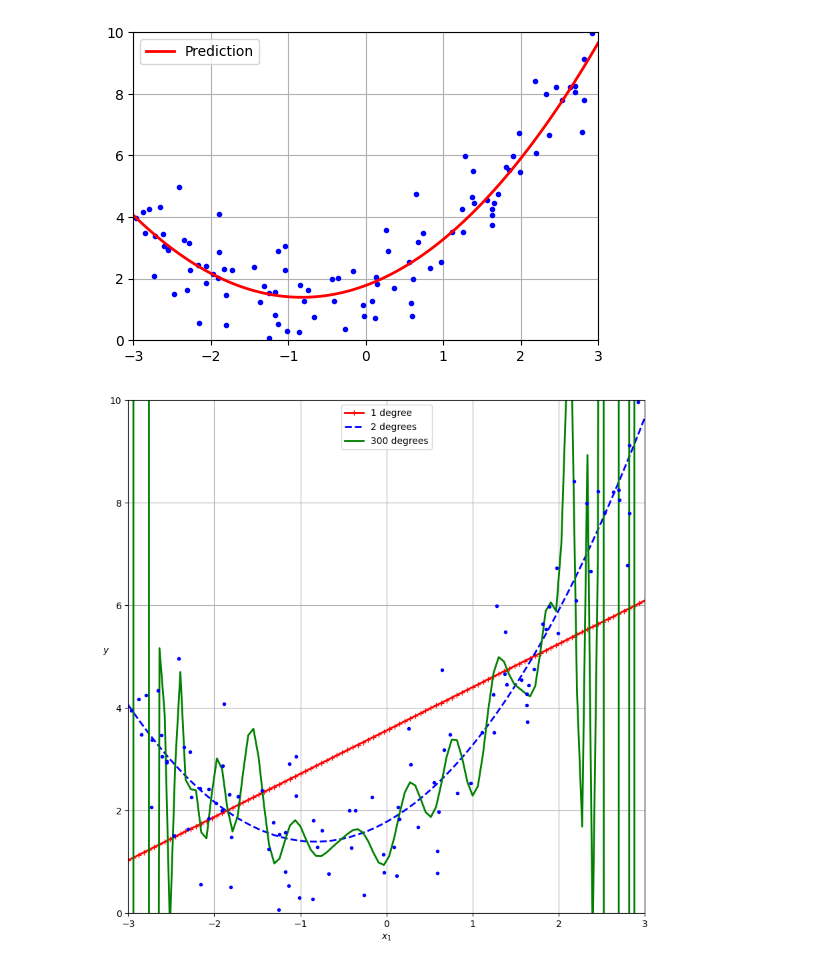
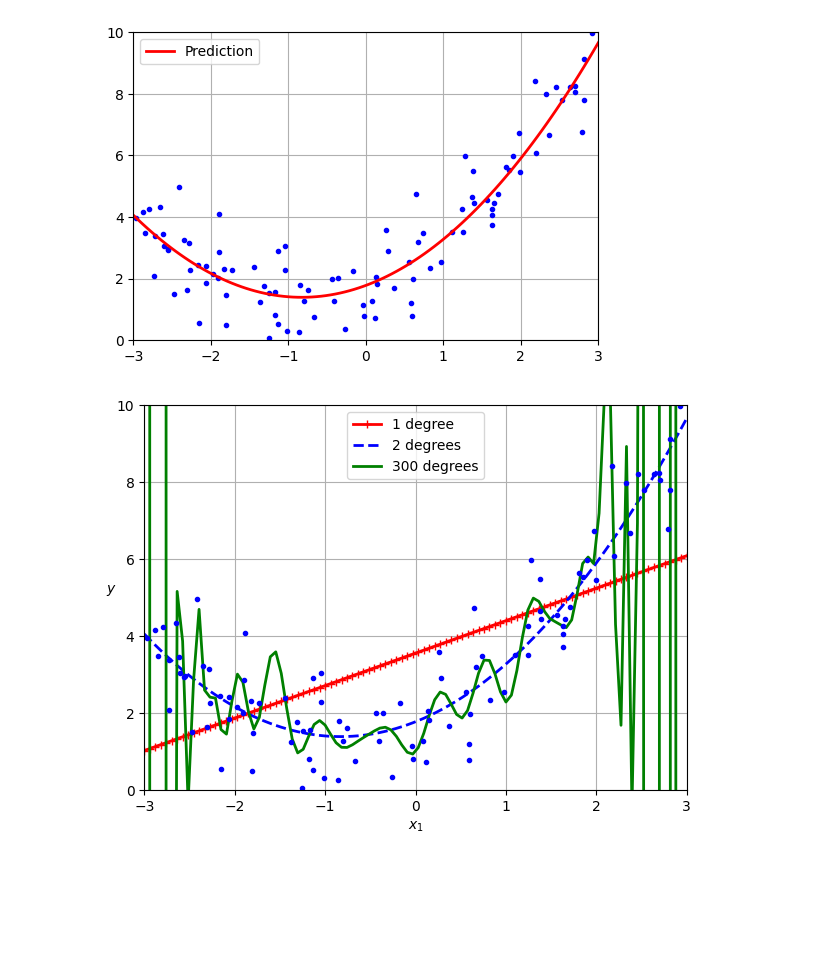
Before and after one commit to sunodmongia/Linear-Models, a Jupyter notebook: linear-model.ipynb, the cells around one changed output. Drawn from its saved outputs; the diff is of its cells as text; code cells hidden in the pictures; blank space fills up the shorter version.

```diff
--- a/linear-model.ipynb
+++ b/linear-model.ipynb
@@ -296,28 +294,28 @@ plt.show()
 # %%
 from sklearn.preprocessing import StandardScaler
 from sklearn.pipeline import Pipeline
 
-plt.figure(figsize=(10, 10))
+plt.figure(figsize=(7, 5))
 
 for style, width, degree in (("r-+", 2, 1), ("b--", 2, 2), ("g-", 2, 300)):
     preprocessing_pipeline = Pipeline(
         [
             ("polybig_features", PolynomialFeatures(degree=degree, include_bias=False)),
             ("std_scaler", StandardScaler()),
             ("lin_reg", LinearRegression()),
         ]
     )
     preprocessing_pipeline.fit(X, y)
     y_newbig = preprocessing_pipeline.predict(X_new)
     label = f"{degree} degree{'s' if degree > 1 else ''}"
     plt.plot(X_new, y_newbig, style, label=label, linewidth=width)
 
 plt.plot(X, y, 'b.', linewidth=3)
 plt.xlabel('$x_1$')
 plt.ylabel('$y$', rotation=0)
 plt.axis([-3,3,0,10])
 plt.legend()
 plt.grid()
 plt.show()
 # %% [output]
-[figure, old version]
+[figure, new version]
```
Also changed, not shown: parts of 1 cell of this notebook.
